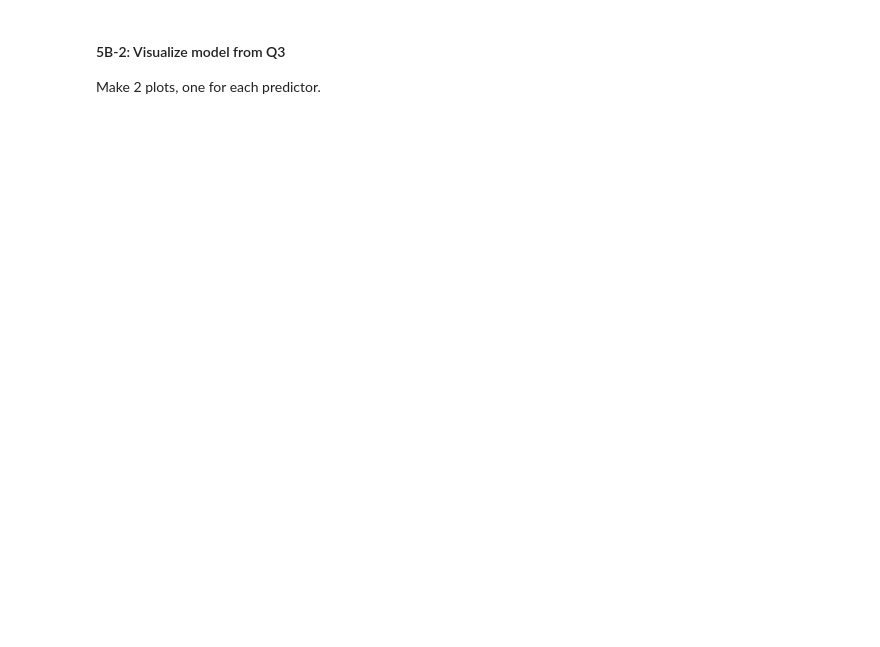
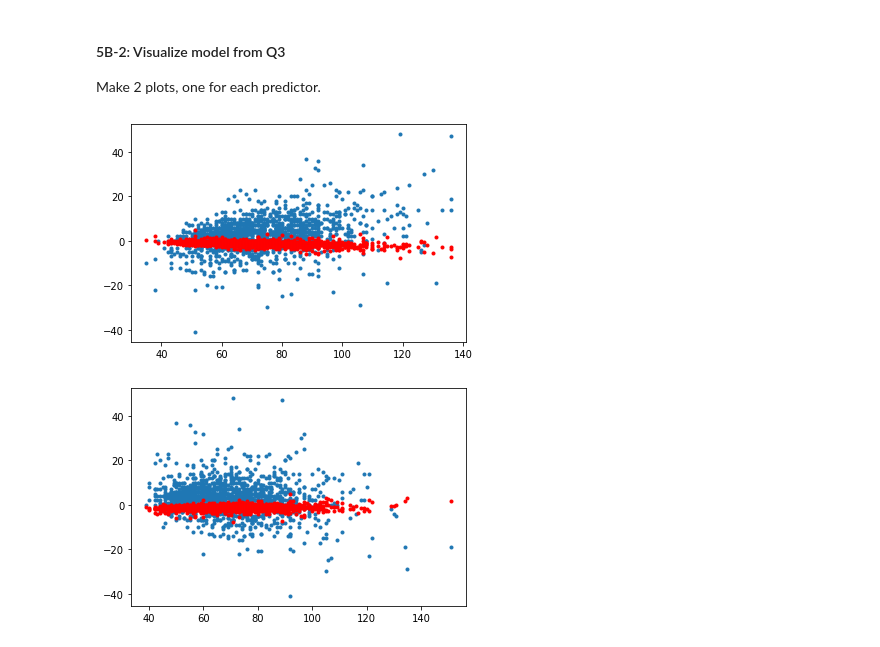
Before and after one commit to sam-delap/ds4bio, a Jupyter notebook: ProblemSets/hw5.ipynb, the cells around one changed output. Drawn from its saved outputs; the diff is of its cells as text; code cells hidden in the pictures; blank space fills up the shorter version.

```diff
--- a/ProblemSets/hw5.ipynb
+++ b/ProblemSets/hw5.ipynb
@@ -117,3 +225,17 @@ Using seaborn, make a plot that has one predictor on the x-axis, and the wt82_71
 # %% [markdown]
 #### 5B-2: Visualize model from Q3
 Make 2 plots, one for each predictor.
+# %%
+import matplotlib.pyplot as plt
+
+f, ax = plt.subplots(1)
+ax.plot(nhefs['wt82'], nhefs['wt82_71'], '.')
+ax.plot(nhefs['wt82'], wg_2_preds, '.', color='red')
+
+f, ax2 = plt.subplots(1)
+ax2.plot(nhefs['wt71'], nhefs['wt82_71'], '.')
+ax2.plot(nhefs['wt71'], wg_2_preds, '.', color='red')
+plt.show()
+# %% [output]
+[figure, added]
+[figure, added]
```
Also changed, not shown: parts of 9 cells of this notebook, 1 other file.
